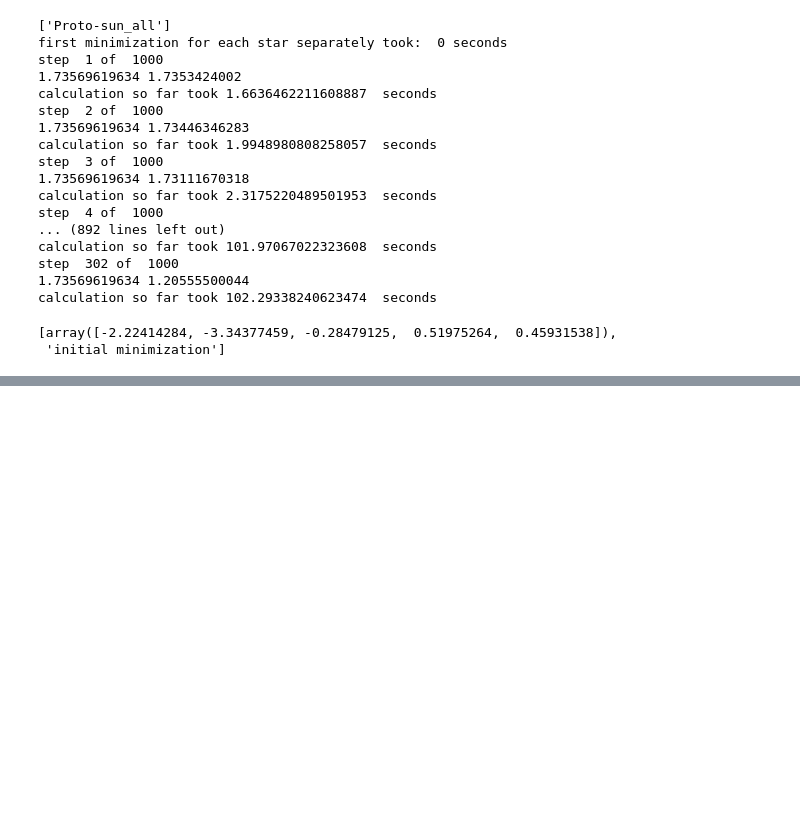
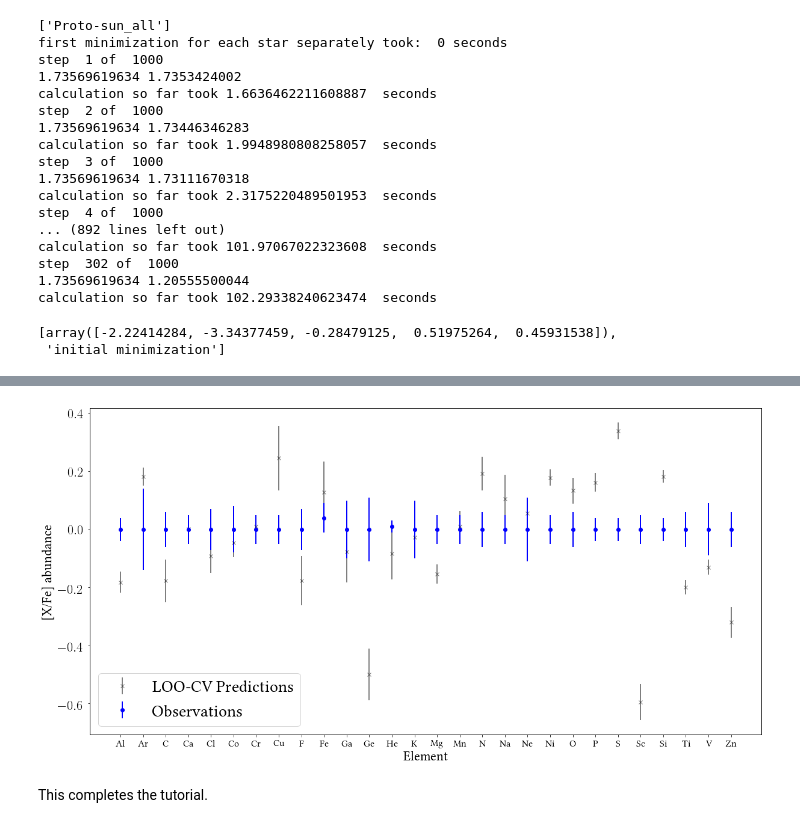
Before and after one commit to oliverphilcox/ChempyMulti, a Jupyter notebook: Scoring & Parameter Choice Tutorial.ipynb, the cells around one changed output, grey strips where cells are left out. Saved outputs shown, nothing was run; the diff lists cells and outputs as text; code cells hidden in the pictures; blank space fills up the shorter version.

Commit message:
tutorial
Former-commit-id: e992c5635f898095fd334ba3ebff91cc4fadbf7e

```diff
--- a/Scoring & Parameter Choice Tutorial.ipynb
+++ b/Scoring & Parameter Choice Tutorial.ipynb
@@ -373,0 +377,12 @@ True
+# %%
+from Chempy.overall_scores import CV_element_predictions
+#CV_element_predictions() # Run on a faster machine
+
+# To see the output:
+dat = np.load('OverallScores/CV_normalised_element_predictions_West17_net.npz')
+
+# Load normalised scores (already in log-space)
+scores = dat['normalised_scores']
+
+# Print score and error
+print('Normalised West & Heger (2017, in prep.) LOO-CV score = %.2f + %.2f - %.2f' %(np.median(scores),np.percentile(scores,100-15.865)-np.median(scores),np.median(scores)-np.percentile(scores,15.865)))
@@ -373,0 +394,50 @@ True
+# %%
+# Load mean + sigma + element names
+pred_mean = np.mean(dat['mean'],axis=0)
+pred_sigma = np.mean(dat['sigma'],axis=0) # Taking mean over all 10 iterations
+elements = dat['elements']
+
+# Load in proto-solar data in same element order
+ps_dat = np.load('Chempy/input/stars/Proto-sun_all.npy')
+ps_nam = ps_dat.dtype.names
+ps_abun = []; ps_err = []
+for el in elements:
+    for i in range(len(ps_nam)):
+        if ps_nam[i] == el:
+            ps_abun.append(ps_dat[0][i])
+            ps_err.append(ps_dat[1][i])
+
+# Configure plot
+plt.figure(figsize=(20,10))
+large_text = 28
+text_size = 22
+marker_size= 10
+small_text = 16
+plt.rc('font', family='serif',size = large_text)
+plt.rc('xtick', labelsize=small_text)
+plt.rc('ytick', labelsize=text_size)
+plt.rc('axes', labelsize=text_size, lw=1.0)
+plt.rc('lines', linewidth = 2)
+plt.rcParams['ytick.major.pad']='8'
+plt.rcParams['text.latex.preamble']=[r"\usepackage{libertine}"]
+params = {'text.usetex' : True,
+    'font.family' : 'libertine',
+    'text.latex.unicode': True,
+    }
+plt.rcParams.update(params)
+
+
+# Plot both sets of data
+plt.errorbar(np.arange(len(elements)),pred_mean,yerr=pred_sigma,fmt='x',c='k',alpha=0.5,label='LOO-CV Predictions')
+plt.errorbar(np.arange(len(elements)),ps_abun,yerr=ps_err,fmt='o',c='b',label='Observations')
+plt.legend()
+plt.xlabel('Element')
+plt.ylabel('[X/Fe] abundance')
+
+# Change x-axis to element names
+ax = plt.gca()
+la=plt.setp(ax,xticks=np.arange(len(elements)), xticklabels=elements)
+# %% [output]
+[figure, added]
+# %% [markdown]
+This completes the tutorial.
```
Also changed, not shown: parts of 32 cells of this notebook, 24 other files.
